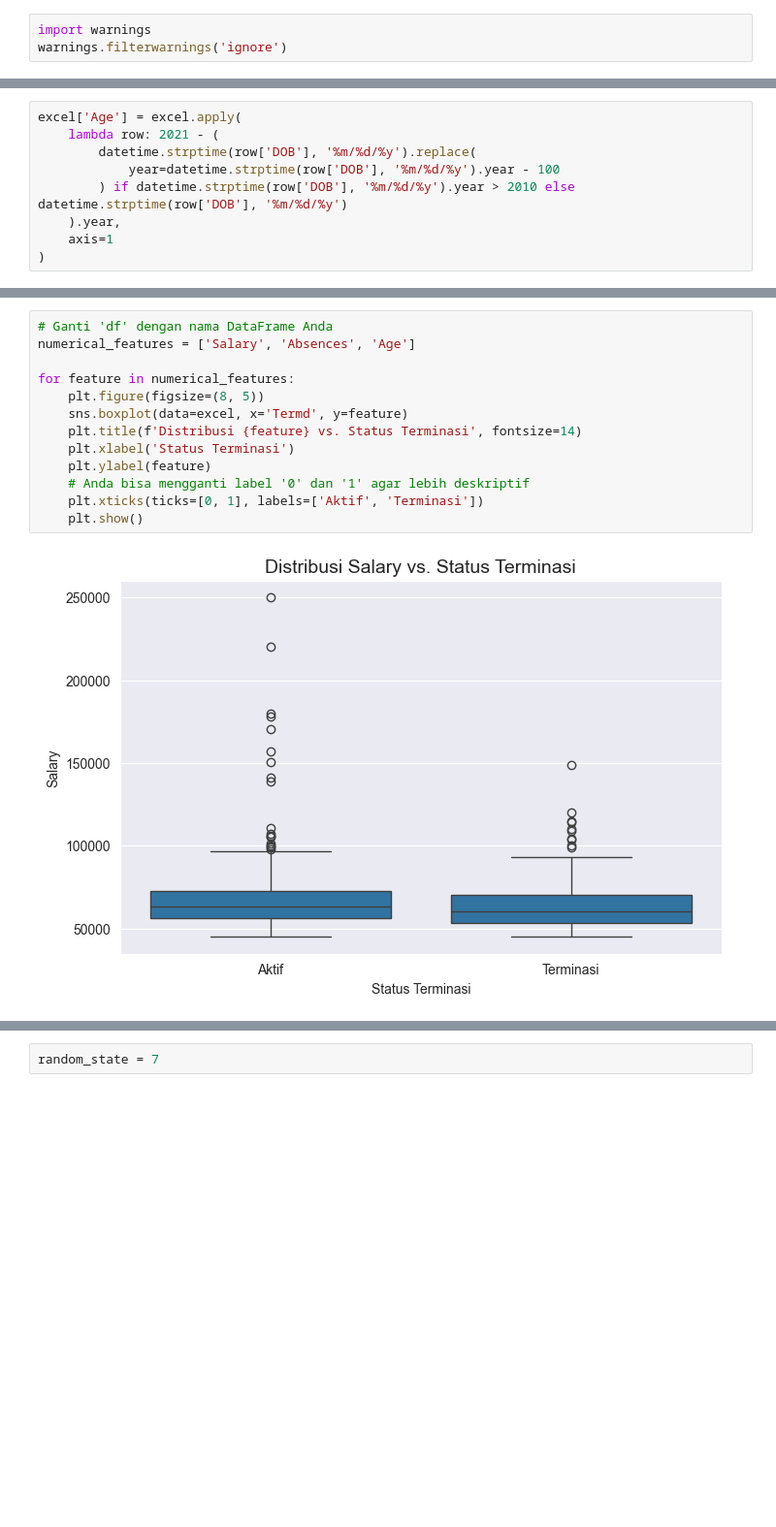
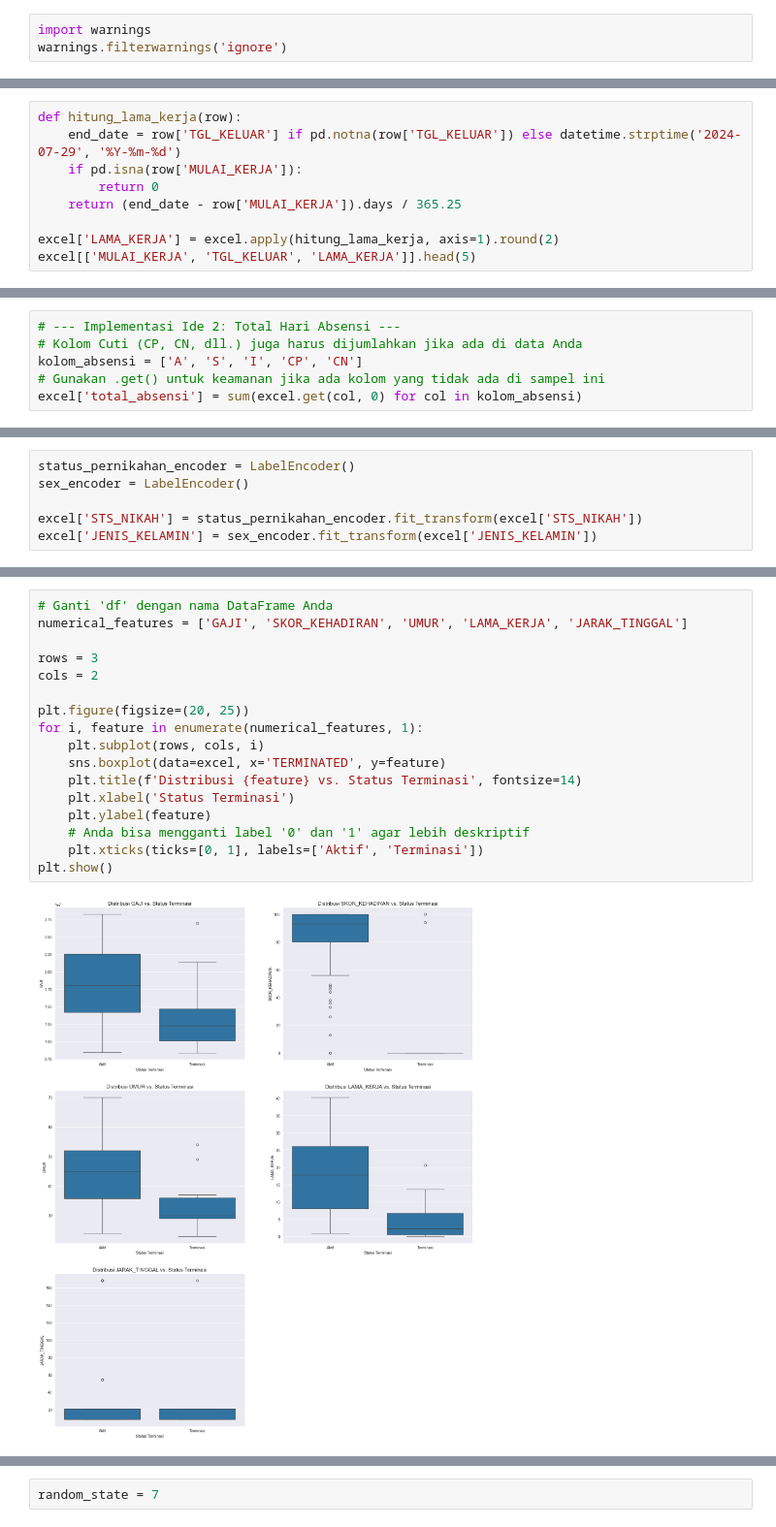
Before and after one commit to Excel951/legendary-octo-funicular, a Jupyter notebook: TA/ta.ipynb, the cells around one changed output, grey strips where cells are left out. Shown: that part at 97% size. Saved outputs shown, nothing was run; the diff lists cells and outputs as text; blank space fills up the shorter version.

```diff
--- a/TA/ta.ipynb
+++ b/TA/ta.ipynb
@@ -52,9 +230,9 @@ excel.shape
 # %%
-excel['Age'] = excel.apply(
-    lambda row: 2021 - (
-        datetime.strptime(row['DOB'], '%m/%d/%y').replace(
-            year=datetime.strptime(row['DOB'], '%m/%d/%y').year - 100
-        ) if datetime.strptime(row['DOB'], '%m/%d/%y').year > 2010 else datetime.strptime(row['DOB'], '%m/%d/%y')
-    ).year,
-    axis=1
-)
+def hitung_lama_kerja(row):
+    end_date = row['TGL_KELUAR'] if pd.notna(row['TGL_KELUAR']) else datetime.strptime('2024-07-29', '%Y-%m-%d')
+    if pd.isna(row['MULAI_KERJA']):
+        return 0
+    return (end_date - row['MULAI_KERJA']).days / 365.25
+
+excel['LAMA_KERJA'] = excel.apply(hitung_lama_kerja, axis=1).round(2)
+excel[['MULAI_KERJA', 'TGL_KELUAR', 'LAMA_KERJA']].head(5)
@@ -60,0 +279,6 @@ excel['Age'] = excel.apply(
+# %%
+# --- Implementasi Ide 2: Total Hari Absensi ---
+# Kolom Cuti (CP, CN, dll.) juga harus dijumlahkan jika ada di data Anda
+kolom_absensi = ['A', 'S', 'I', 'CP', 'CN']
+# Gunakan .get() untuk keamanan jika ada kolom yang tidak ada di sampel ini
+excel['total_absensi'] = sum(excel.get(col, 0) for col in kolom_absensi)
@@ -60,0 +380,6 @@ excel['Age'] = excel.apply(
+# %%
+status_pernikahan_encoder = LabelEncoder()
+sex_encoder = LabelEncoder()
+
+excel['STS_NIKAH'] = status_pernikahan_encoder.fit_transform(excel['STS_NIKAH'])
+excel['JENIS_KELAMIN'] = sex_encoder.fit_transform(excel['JENIS_KELAMIN'])
@@ -128,15 +497,19 @@ for feature in categorical_features:
 # %%
 # Ganti 'df' dengan nama DataFrame Anda
-numerical_features = ['Salary', 'Absences', 'Age']
+numerical_features = ['GAJI', 'SKOR_KEHADIRAN', 'UMUR', 'LAMA_KERJA', 'JARAK_TINGGAL']
 
-for feature in numerical_features:
-    plt.figure(figsize=(8, 5))
-    sns.boxplot(data=excel, x='Termd', y=feature)
+rows = 3
+cols = 2
+
+plt.figure(figsize=(20, 25))
+for i, feature in enumerate(numerical_features, 1):
+    plt.subplot(rows, cols, i)
+    sns.boxplot(data=excel, x='TERMINATED', y=feature)
     plt.title(f'Distribusi {feature} vs. Status Terminasi', fontsize=14)
     plt.xlabel('Status Terminasi')
     plt.ylabel(feature)
     # Anda bisa mengganti label '0' dan '1' agar lebih deskriptif
     plt.xticks(ticks=[0, 1], labels=['Aktif', 'Terminasi'])
-    plt.show()
+plt.show()
 # %% [output]
-[figure, old version]
+[figure, new version]
```
Also changed, not shown: parts of 72 cells of this notebook, 5 other files.
